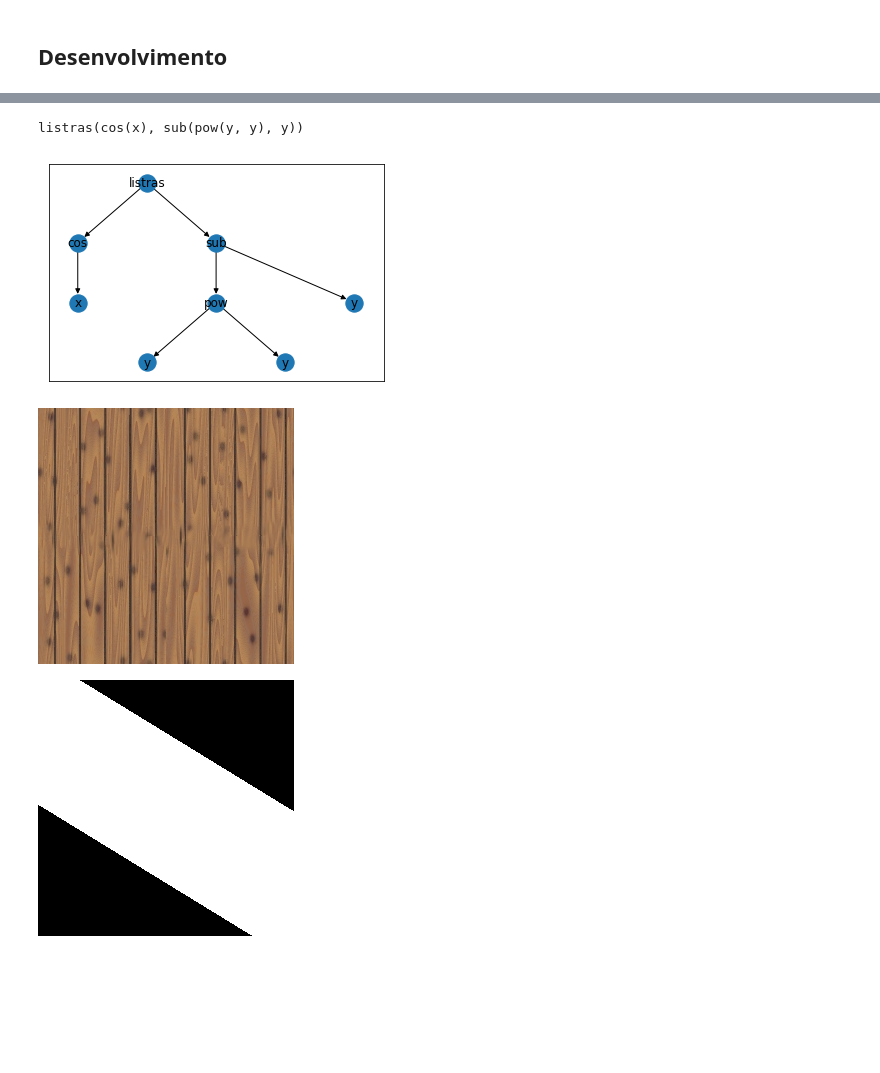
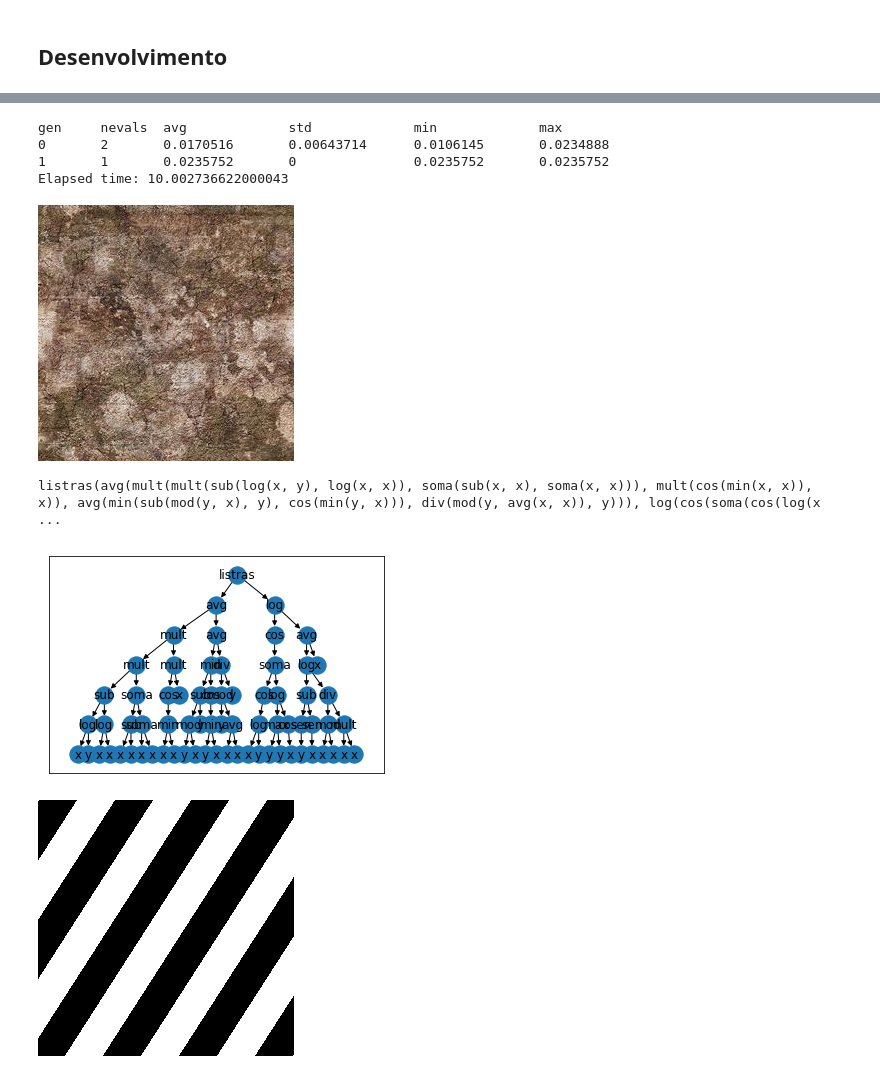
Before and after one commit to viniciusvmda/procedural-texture, a Jupyter notebook: gp.ipynb, the cells around one changed output, grey strips where cells are left out. Cells and saved outputs as stored; diff of their text form; code cells hidden in the pictures; blank space fills up the shorter version.

```diff
--- a/gp.ipynb
+++ b/gp.ipynb
@@ -422,14 +422,0 @@ if __name__ == "__main__":
-# %%
-tree = gp.PrimitiveTree(hallOfFame[0])
-compiledExpression = gp.compile(tree, pset)
-
-print(hallOfFame[0])
-plotTree(hallOfFame[0])
-cv2_imshow(TARGET_IMG)
-result = compiledExpression(100, 15)
-cv2_imshow(result)
-# %% [output]
-listras(cos(x), sub(pow(y, y), y))
-[figure, removed]
-[figure, removed]
-[figure, removed]
@@ -446,0 +423,36 @@ cv2_imshow(a)
+# %%
+TARGET_IMG = cv2.imread('ruined-texture.jpg')
+N_INITIAL_POPULATION_SIZE = 2
+N_GENERATIONS = 1
+N_INDIVIDUALS_NEXT_GENERATION = 1#int(INITIAL_POPULATION_SIZE / 10)
+N_CHILDREN_NEXT_GENERATION = N_INDIVIDUALS_NEXT_GENERATION
+N_HALL_OF_FAME_INDIVIDUALS = 1
+CROSSOVER_PROBABILITY = 0.6
+MUTATION_PROBABILITY = 0.05
+
+textureGenerator = TextureGenerator(
+    TARGET_IMG, N_INITIAL_POPULATION_SIZE, N_GENERATIONS, N_INDIVIDUALS_NEXT_GENERATION,
+    N_CHILDREN_NEXT_GENERATION, N_HALL_OF_FAME_INDIVIDUALS, CROSSOVER_PROBABILITY, MUTATION_PROBABILITY
+)
+
+textureGenerator.runGenneticProgramming()
+# %% [output]
+gen     nevals  avg             std             min             max
+0       2       0.0170516       0.00643714      0.0106145       0.0234888
+1       1       0.0235752       0               0.0235752       0.0235752
+Elapsed time: 10.002736622000043
+# %%
+cv2_imshow(TARGET_IMG)
+
+for individual in range(0, N_HALL_OF_FAME_INDIVIDUALS):
+  expression = textureGenerator.getResultantExpression(individual)
+  texture = textureGenerator.generateTexture(individual, 10, 124);
+
+  print(expression)
+  plotTree(expression)
+  cv2_imshow(texture)
+# %% [output]
+[figure, added]
+listras(avg(mult(mult(sub(log(x, y), log(x, x)), soma(sub(x, x), soma(x, x))), mult(cos(min(x, x)), x)), avg(min(sub(mod(y, x), y), cos(min(y, x))), div(mod(y, avg(x, x)), y))), log(cos(soma(cos(log(x ...
+[figure, added]
+[figure, added]
```
Also changed, not shown: parts of 32 cells of this notebook.
